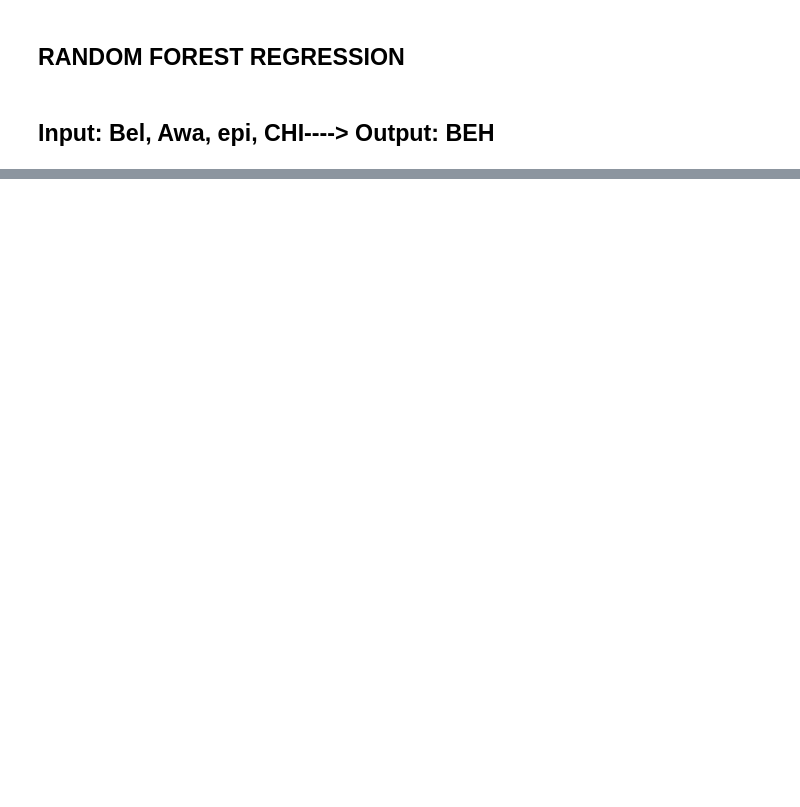
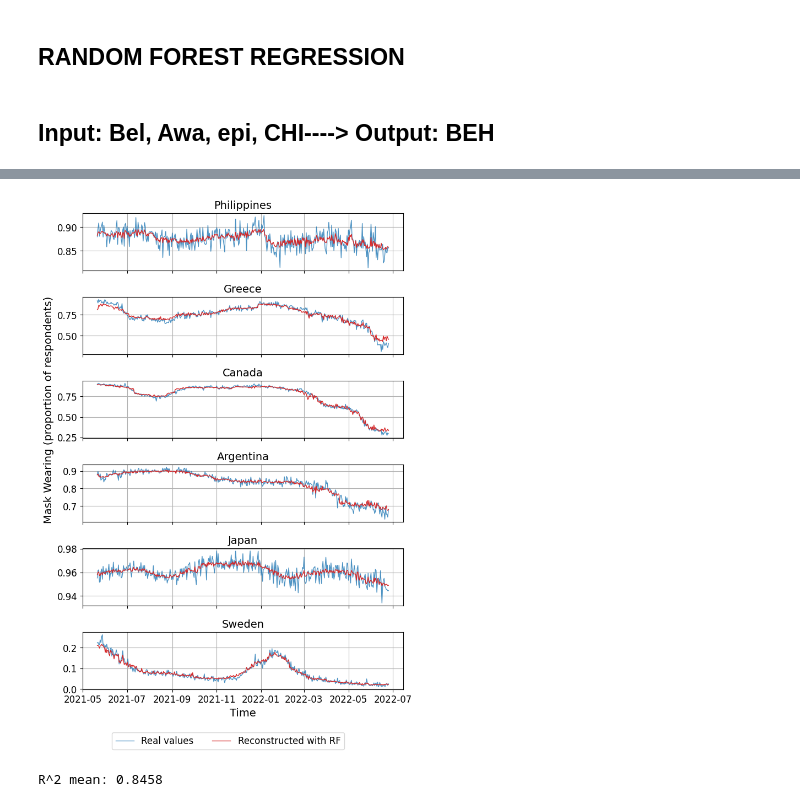
Before and after one commit to daniele-proverbio/EpiBeha_analysis, a Jupyter notebook: analysis/randomforestregression.ipynb, the cells around one changed output, grey strips where cells are left out. Cells and saved outputs as stored; diff of their text form; code cells hidden in the pictures; blank space fills up the shorter version.

```diff
--- a/analysis/randomforestregression.ipynb
+++ b/analysis/randomforestregression.ipynb
@@ -170,34 +201,37 @@ for i, country in enumerate(selected_countries):
 
     rf.fit(X_all, y_all)
     y_pred_all = rf.predict(X_all)
 
     results_df = pd.DataFrame({
         'survey_date': date_col,
         'true_mask': y_all,
         'predicted_mask': y_pred_all
     }).sort_values('survey_date')
 
     r_squared[i] = r2_score(y_all, y_pred_all)
     ax = axes[i]
 
     ax.plot(results_df['survey_date'], results_df['true_mask'], label='Real values', color='tab:blue', linewidth=1, alpha=0.8)
     ax.plot(results_df['survey_date'], results_df['predicted_mask'], label='Reconstructed with RF', color='tab:red', linewidth=1)
 
     ax.set_title(f'{country}', fontsize=14)
     ax.set_ylabel('', fontsize=14)
-    axes[2].set_ylabel('Mask Wearing (% respondents)', fontsize=14)
+    axes[2].set_ylabel('Mask Wearing (proportion of respondents)', fontsize=14)
     ax.tick_params(axis='both', which='major', labelsize=12)
     ax.grid(True)
 
 axes[-1].set_xlabel('Time', fontsize=14)
 
 handles, labels = axes[0].get_legend_handles_labels()
 fig.legend(handles, labels, loc='lower center', ncol=2, fontsize=12, bbox_to_anchor=(0.5, -0.02))
 plt.tight_layout(rect=[0, 0.03, 1, 1])
 plt.show()
 
 mean_rsquared = r_squared.mean()
 print(f"R^2 mean: {mean_rsquared:.4f}")
+# %% [output]
+[figure, added]
+R^2 mean: 0.8458
 # %%
 # Fig reconstruction (using only three top variables)
 
```
Also changed, not shown: parts of 33 cells of this notebook.
